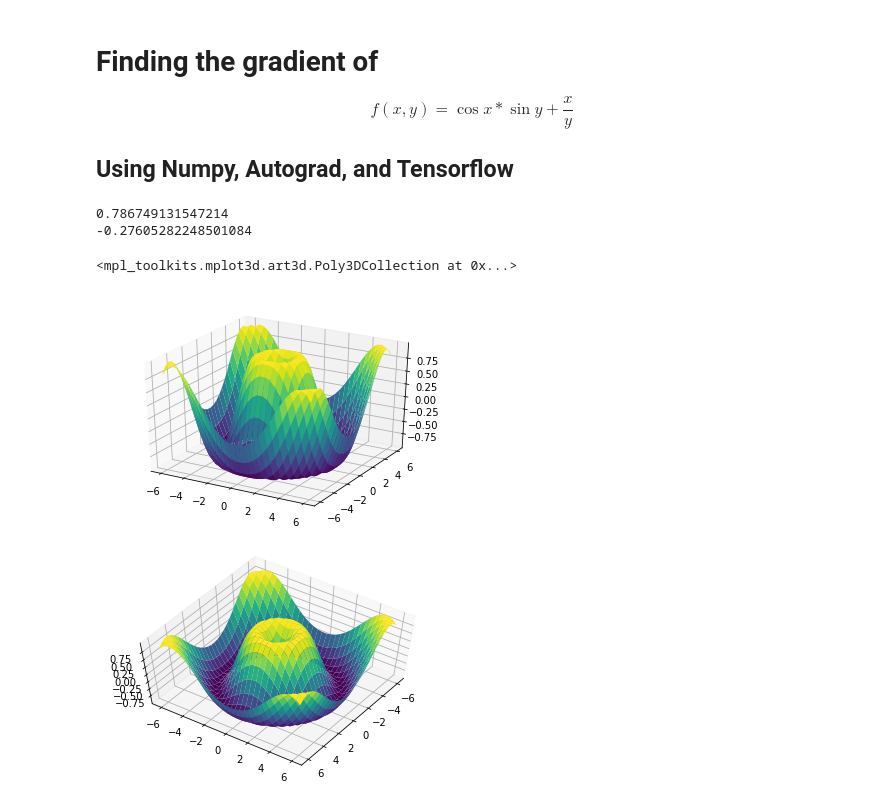
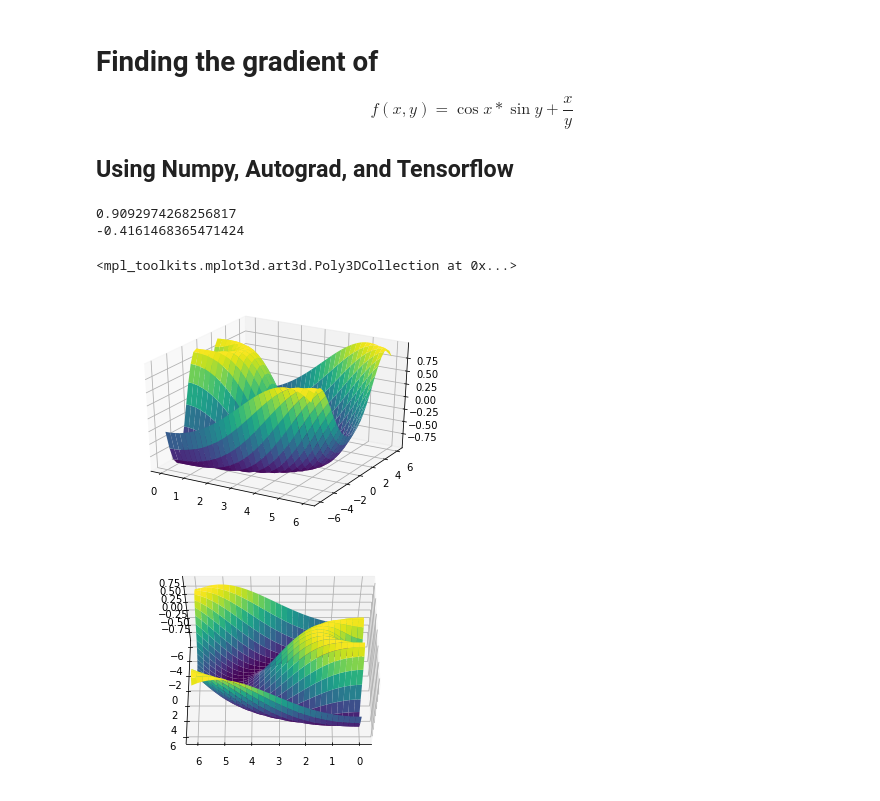
Before and after one commit to dantuluri/dmad, a Jupyter notebook: gradient.ipynb, the cells around one changed output. Drawn from its saved outputs; the diff is of its cells as text; code cells hidden in the pictures.

```diff
--- a/gradient.ipynb
+++ b/gradient.ipynb
@@ -19,14 +19,14 @@ def f(x, y):
 
 f_grad = grad(f)  # magic: returns a function that computes the gradient of f
 
-x = 1.
-y = 2.
+x = 2.
+y = 0.
 
 print (f(x, y))
 print (f_grad(x, y))
 # %% [output]
-0.786749131547214
--0.27605282248501084
+0.9092974268256817
+-0.4161468365471424
 # %%
 # Graph
 
@@ -34,7 +34,7 @@ def f(x, y):
     return np.sin(np.sqrt(x ** 2 + y ** 2))
 
 
-x = np.linspace(-6, 6, 30)
+x = np.linspace(0, 6, 30)
 y = np.linspace(-6, 6, 30)
 
 X, Y = np.meshgrid(x, y)
@@ -43,17 +43,20 @@ Z = f(X, Y)
 fig = plt.figure()
 ax = plt.axes(projection='3d')
 ax.contour3D(X, Y, Z, 50, cmap='binary')
-ax.set_xlabel('x')
-ax.set_ylabel('y')
-ax.set_zlabel('z');
+# ax.set_xlabel('x')
+# ax.set_ylabel('y')
+# ax.set_zlabel('z')
+ax.set_xlabel('X axis')
+ax.set_ylabel('Y axis')
+ax.set_zlabel('Z axis')
 
 ax = plt.axes(projection='3d')
 ax.plot_surface(X, Y, Z, rstride=1, cstride=1,cmap='viridis',edgecolor='none')
 # %% [output]
 <mpl_toolkits.mplot3d.art3d.Poly3DCollection at 0x...>
-[figure, old version]
+[figure, new version]
 # %%
-ax.view_init(60, 35)
+ax.view_init(60, 90)
 fig
 # %% [output]
-[figure, old version]
+[figure, new version]
```
Also changed, not shown: parts of 1 cell of this notebook.
